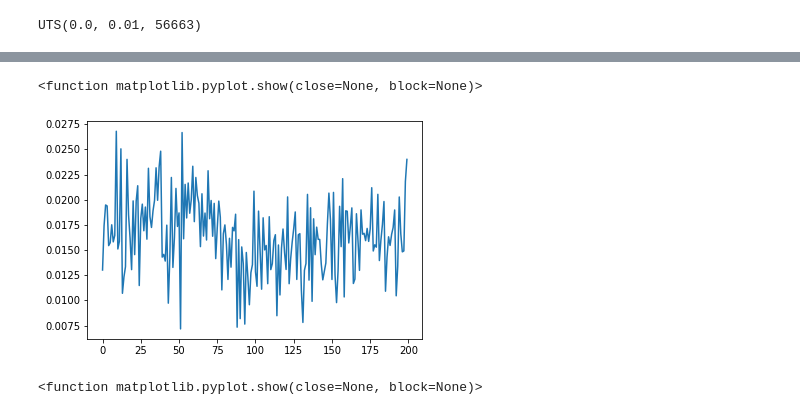
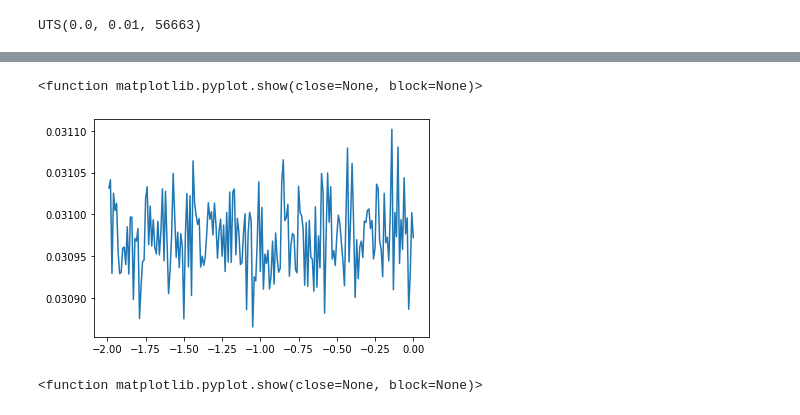
Before and after one commit to jeonghwa-cho/trf, a Jupyter notebook: estimate_trfs_LittlePrince.ipynb, the cells around one changed output, grey strips where cells are left out. Cells and saved outputs as stored; diff of their text form; code cells hidden in the pictures.

```diff
--- a/estimate_trfs_LittlePrince.ipynb
+++ b/estimate_trfs_LittlePrince.ipynb
@@ -349,7 +368,6 @@ AttributeError: 'BrowserParams' object has no attribute 'fig_size_px'
 # %%
 # Get data from the paragraph onset
 # awkward: "epoch" goes all the way to stimulus end, i.e. end_pad_sec minus 1 second padding :-/
-# TODO: how to automatically determine tmax here and below for AUD?
 
 event_id = {'onset': 1}
 events   = mne.events_from_annotations(aud)
@@ -357,8 +375,8 @@ events   = events[0]
 dur      = sum(durations)
 
 epoch_aud = mne.Epochs(aud, events, event_id,
-                        tmin=-0.1, tmax=(predictor_length_sec - 1),  #one sec less then
-                        baseline=(None,0.), preload=True)
+                        tmin=0, tmax=predictor_length_sec,  #one sec less then
+                        baseline=(0.,0.), preload=True)
 # %%
 # AUD channel plot
 
@@ -414,30 +432,30 @@ Using matplotlib backend: <object object at 0x...>
 # %%
 # Compute mutual information for each shifted time
 
-events = mne.events_from_annotations(raw);
-events = events[0];
+#events = mne.events_from_annotations(raw);
+#events = events[0];
 mi_ls = [];
+lags = []
 
 for s in range(0, 200):
 
-    shift_by = s
+    shift_by = -s # move AUD *earlier* to align with predictors
     shift_by_sec = shift_by / ds_sfreq
 
-    events_shft = []
+    #events_shft = []
+    #for i in range(len(events)-1):
+    #    events_shft[i:i+1] = mne.event.shift_time_events(events[i:i+1],
+    #                                                     ids=None,
+    #                                                     tshift=shift_by_sec,
+    #                                                     sfreq=raw.info['sfreq'])
+    #events_shift_arr = np.vstack(events_shft)
+    #epoch_aud_shifted = mne.Epochs(aud, events_shift_arr, event_id, tmin=0, tmax=len(predictors_concatenated[0])/ds_sfreq,
+    #                                baseline=(0,0.), preload=True)
+    #aud_shifted_downsampled = epoch_aud_shifted.copy().resample(sfreq=ds_sfreq)
 
-    for i in range(len(events)-1):
-        events_shft[i:i+1] = mne.event.shift_time_events(events[i:i+1],
-                                                         ids=None,
-                                                         tshift=shift_by_sec,
-                                                         sfreq=raw.info['sfreq'])
-
-    events_shift_arr = np.vstack(events_shft)
-
-    epoch_aud_shifted = mne.Epochs(aud, events_shift_arr, event_id, tmin=0, tmax=len(predictors_concatenated[0])/ds_sfreq,
-                                    baseline=(0,0.), preload=True)
-
-    aud_shifted_downsampled = epoch_aud_shifted.copy().resample(sfreq=ds_sfreq)
-    aud_shifted_rotated = np.rot90(aud_shifted_downsampled.get_data()[0])
+    aud_shifted = aud_downsampled.copy().shift_time(tshift = shift_by_sec)
+    aud_shifted_rotated = np.flipud( np.rot90( aud_shifted.get_data()[0] ) )
 
     mi = feature_selection.mutual_info_regression(aud_shifted_rotated, predictors_concatenated[0])
     mi_ls.append(mi[0])
+    lags.append(shift_by_sec)
@@ -444,12 +478,12 @@ for s in range(0, 200):
 # %%
 #subjects[0]
 %matplotlib inline
 
-plt.plot(mi_ls)
+plt.plot(lags, mi_ls)
 plt.show
 # %% [output]
 <function matplotlib.pyplot.show(close=None, block=None)>
-[figure, old version]
+[figure, new version]
 # %%
 #subjects[1]
 %matplotlib inline
```
Also changed, not shown: parts of 16 cells of this notebook, 1 other file.
